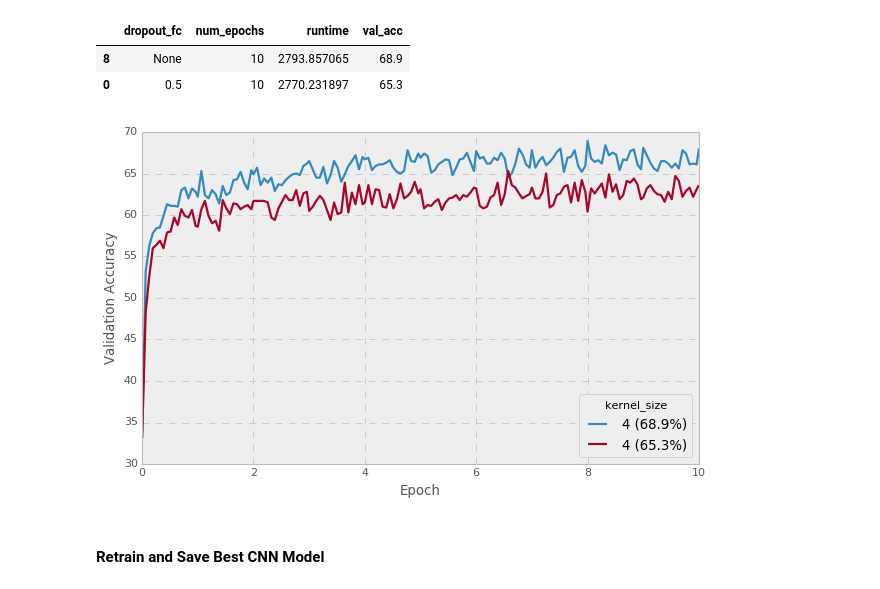
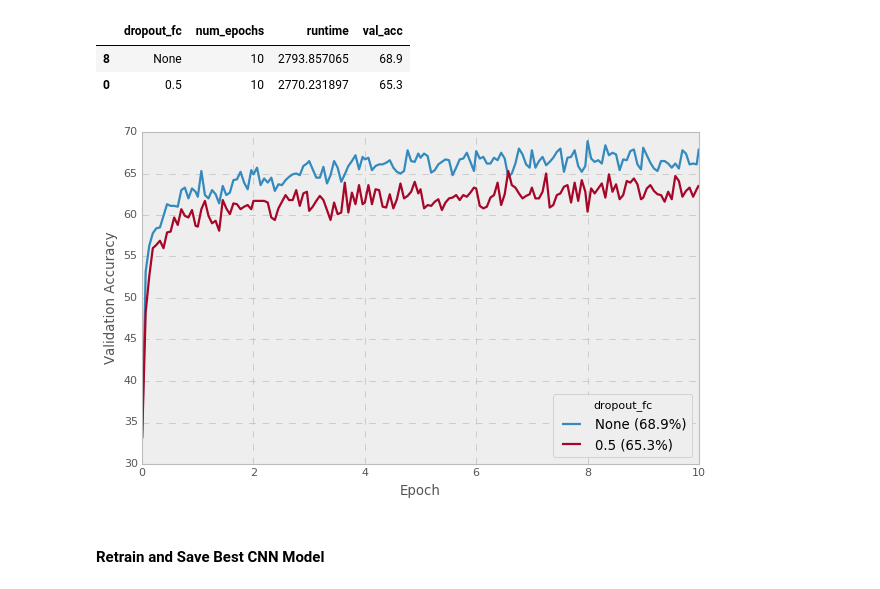
Before and after one commit to nyjgary/nlp-snli, a Jupyter notebook: nlp-snli.ipynb, the cells around one changed output. Cells and saved outputs as stored; diff of their text form; code cells hidden in the pictures.

```diff
--- a/nlp-snli.ipynb
+++ b/nlp-snli.ipynb
@@ -975,9 +977,9 @@ cnn_dropout_exps[['dropout_fc', 'num_epochs', 'runtime', 'val_acc']]
 | 0 | 0.5 | 10 | 2770.231897 | 65.3 |
 # %%
 # ablation with kernel_size (with hidden_size=100, fc_out_size=500)
-plot_multiple_learning_curves(cnn_dropout_exps, 'kernel_size', legend_loc='lower right')
+plot_multiple_learning_curves(cnn_dropout_exps, 'dropout_fc', legend_loc='lower right')
 # %% [output]
-[figure, old version]
+[figure, new version]
 # %% [markdown]
 #### Retrain and Save Best CNN Model
 # %%
```
Also changed, not shown: parts of 7 cells of this notebook.
